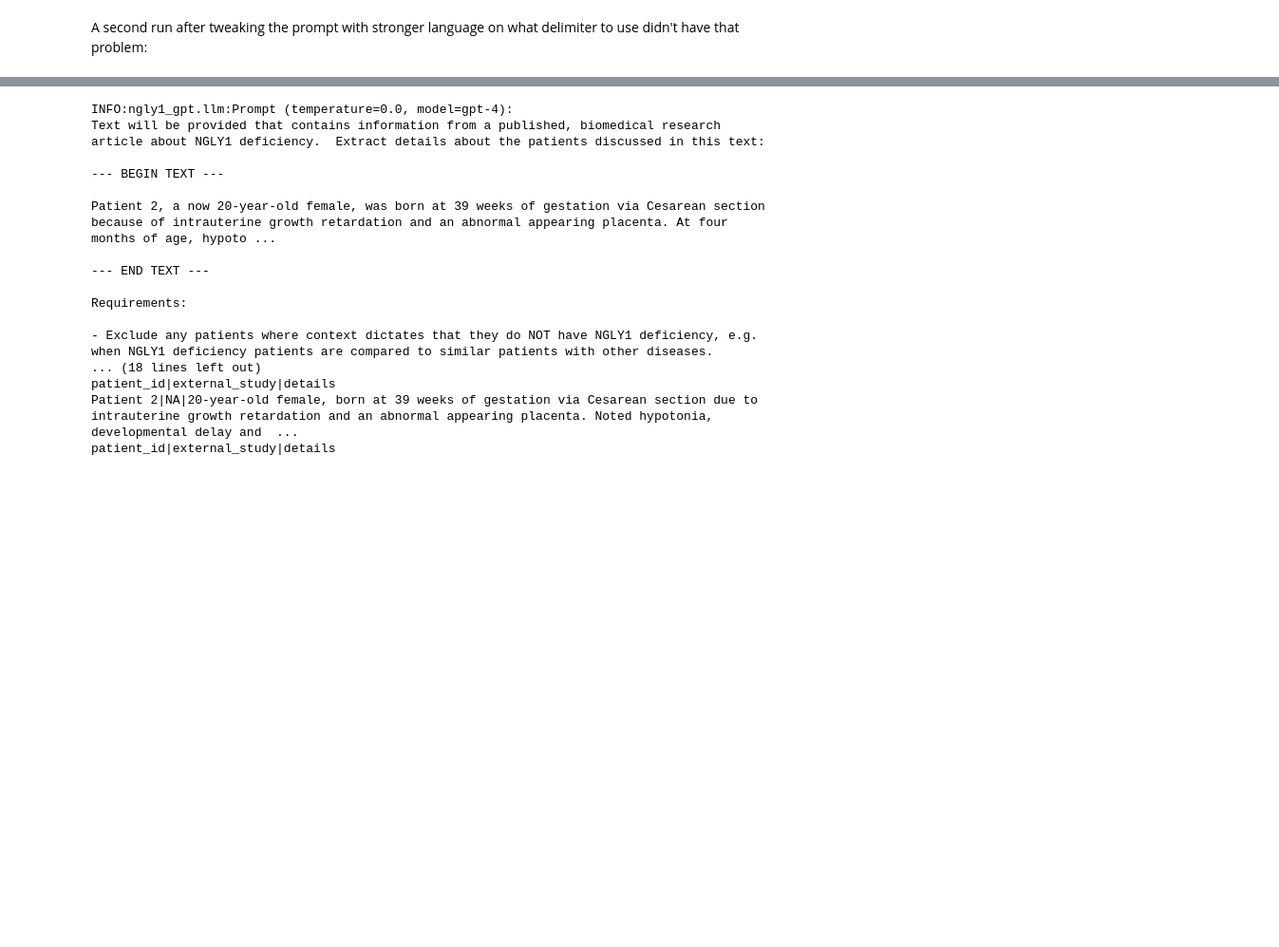
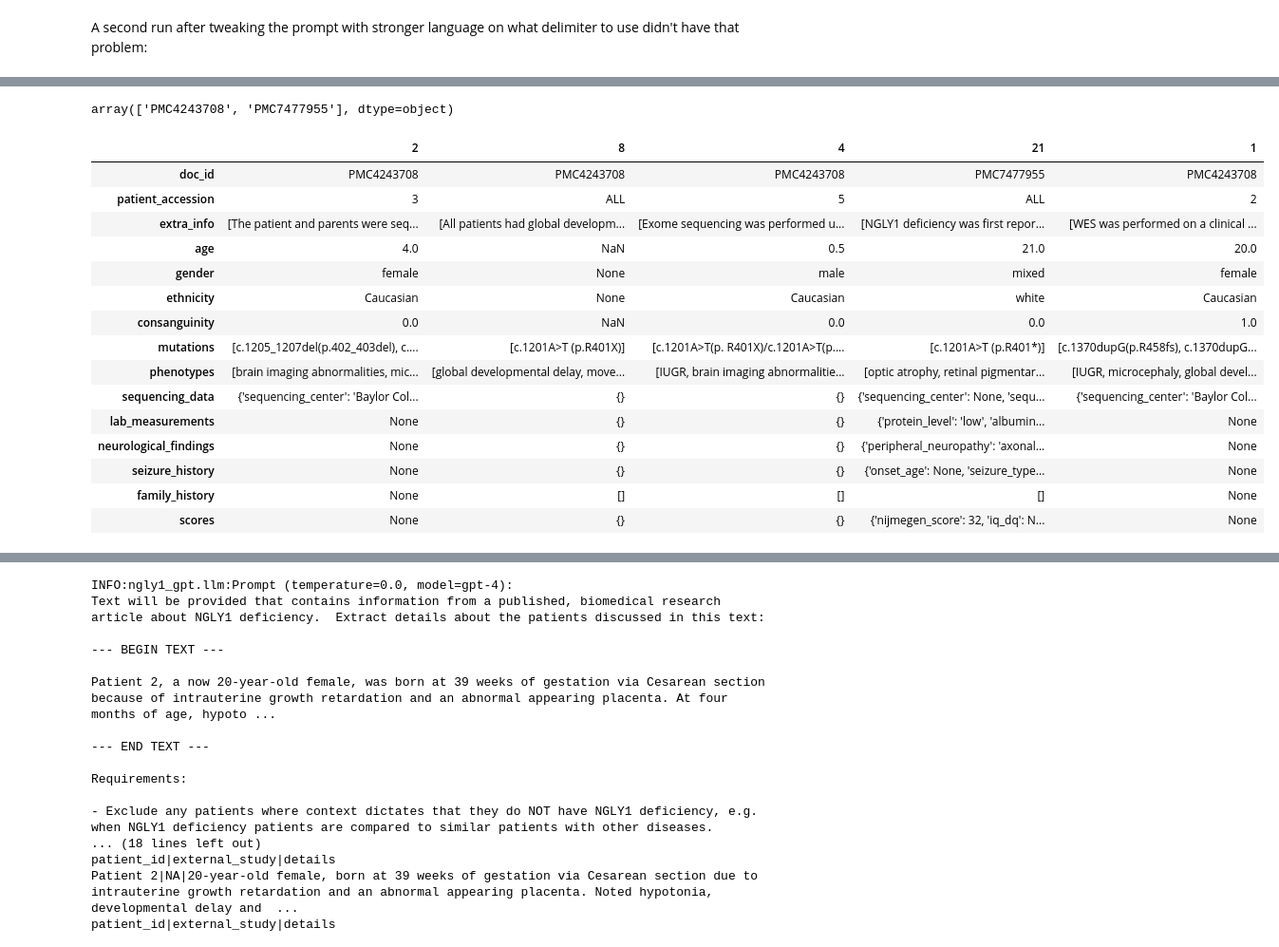
Before and after one commit to eric-czech/ngly1-gpt, a Jupyter notebook: ngly1_gpt/notebooks/patient_extraction.ipynb, the cells around one changed output, grey strips where cells are left out. Shown: that part at 95% size. Cells and saved outputs as stored; diff of their text form; code cells hidden in the pictures; blank space fills up the shorter version.

```diff
--- a/ngly1_gpt/notebooks/patient_extraction.ipynb
+++ b/ngly1_gpt/notebooks/patient_extraction.ipynb
@@ -312,0 +220,23 @@ PMC4243708|7|1) WES was performed on a clinical basis at Emory Genetics Laborato
+# %%
+patient_records['doc_id'].unique()
+# %% [output]
+array(['PMC4243708', 'PMC7477955'], dtype=object)
+# %%
+patient_records.dropna(subset='sequencing_data').sample(5, random_state=0).T
+# %% [output]
+|  | 2 | 8 | 4 | 21 | 1 |
+| doc_id | PMC4243708 | PMC4243708 | PMC4243708 | PMC7477955 | PMC4243708 |
+| patient_accession | 3 | ALL | 5 | ALL | 2 |
+| extra_info | [The patient and parents were seq... | [All patients had global developm... | [Exome sequencing was performed u... | [NGLY1 deficiency was first repor... | [WES was performed on a clinical ... |
+| age | 4.0 | NaN | 0.5 | 21.0 | 20.0 |
+| gender | female | None | male | mixed | female |
+| ethnicity | Caucasian | None | Caucasian | white | Caucasian |
+| consanguinity | 0.0 | NaN | 0.0 | 0.0 | 1.0 |
+| mutations | [c.1205_1207del(p.402_403del), c.... | [c.1201A>T (p.R401X)] | [c.1201A>T(p. R401X)/c.1201A>T(p.... | [c.1201A>T (p.R401*)] | [c.1370dupG(p.R458fs), c.1370dupG... |
+| phenotypes | [brain imaging abnormalities, mic... | [global developmental delay, move... | [IUGR, brain imaging abnormalitie... | [optic atrophy, retinal pigmentar... | [IUGR, microcephaly, global devel... |
+| sequencing_data | {'sequencing_center': 'Baylor Col... | {} | {} | {'sequencing_center': None, 'sequ... | {'sequencing_center': 'Baylor Col... |
+| lab_measurements | None | {} | {} | {'protein_level': 'low', 'albumin... | None |
+| neurological_findings | None | {} | {} | {'peripheral_neuropathy': 'axonal... | None |
+| seizure_history | None | {} | {} | {'onset_age': None, 'seizure_type... | None |
+| family_history | None | [] | [] | [] | None |
+| scores | None | {} | {} | {'nijmegen_score': 32, 'iq_dq': N... | None |
```
Also changed, not shown: parts of 13 cells of this notebook, 14 other files.
